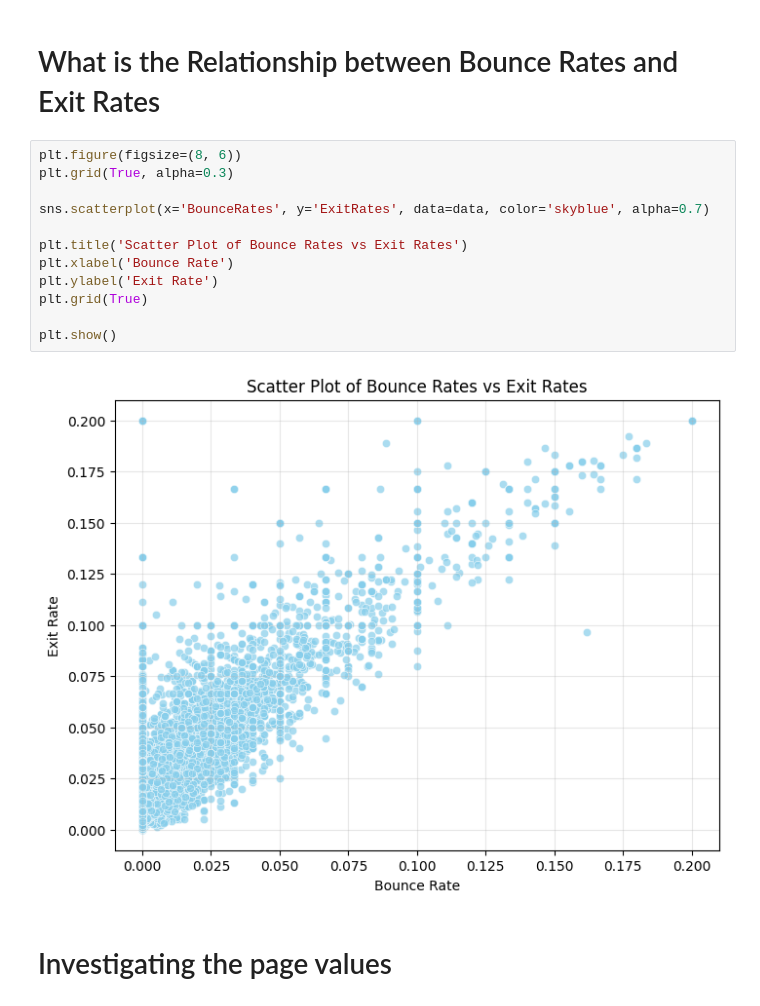
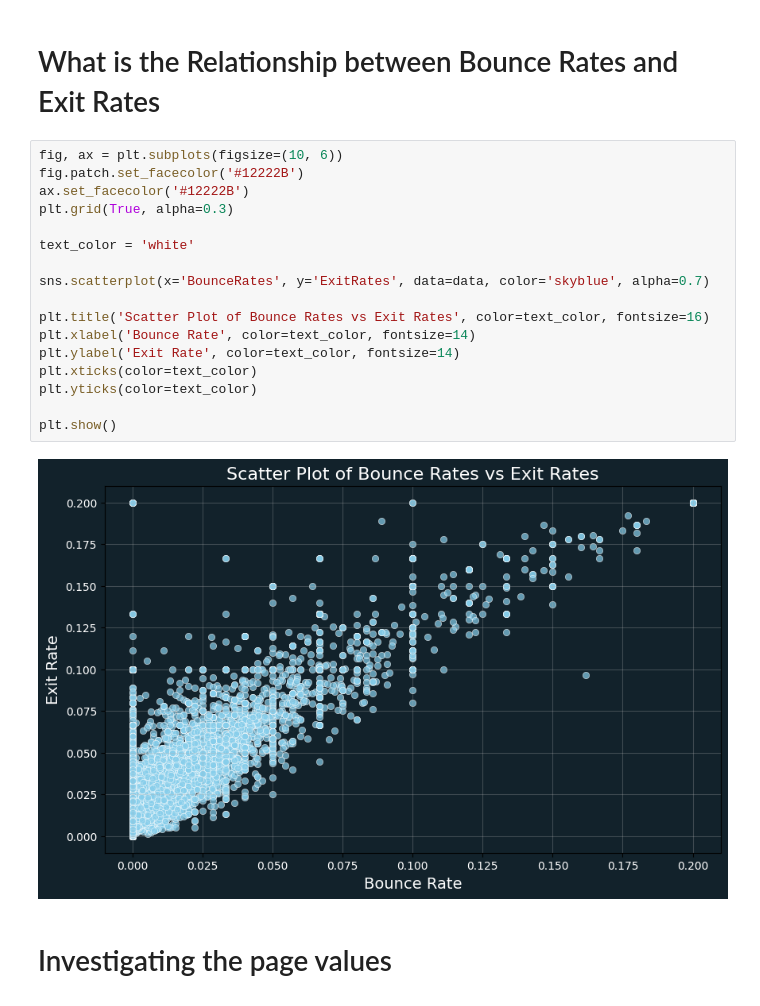
Before and after one commit to Senda-Nasr/E-Commerce-Behavior-Analysis, a Jupyter notebook: notebooks/data_cleaning_and_EDA.ipynb, the cells around one changed output. Cells and saved outputs as stored; diff of their text form.

Commit message:
Changed graph colors

```diff
--- a/notebooks/data_cleaning_and_EDA.ipynb
+++ b/notebooks/data_cleaning_and_EDA.ipynb
@@ -469,19 +486,24 @@ plt.show()
 # %% [markdown]
 # What is the Relationship between Bounce Rates and Exit Rates
 # %%
-plt.figure(figsize=(8, 6))
+fig, ax = plt.subplots(figsize=(10, 6))
+fig.patch.set_facecolor('#12222B')
+ax.set_facecolor('#12222B')
 plt.grid(True, alpha=0.3)
+
+text_color = 'white'
 
 sns.scatterplot(x='BounceRates', y='ExitRates', data=data, color='skyblue', alpha=0.7)
 
-plt.title('Scatter Plot of Bounce Rates vs Exit Rates')
-plt.xlabel('Bounce Rate')
-plt.ylabel('Exit Rate')
-plt.grid(True)
+plt.title('Scatter Plot of Bounce Rates vs Exit Rates', color=text_color, fontsize=16)
+plt.xlabel('Bounce Rate', color=text_color, fontsize=14)
+plt.ylabel('Exit Rate', color=text_color, fontsize=14)
+plt.xticks(color=text_color)
+plt.yticks(color=text_color)
 
 plt.show()
 # %% [output]
-[figure, old version]
+[figure, new version]
 # %% [markdown]
 # Investigating the page values
 # %%
```
Also changed, not shown: parts of 4 cells of this notebook.
